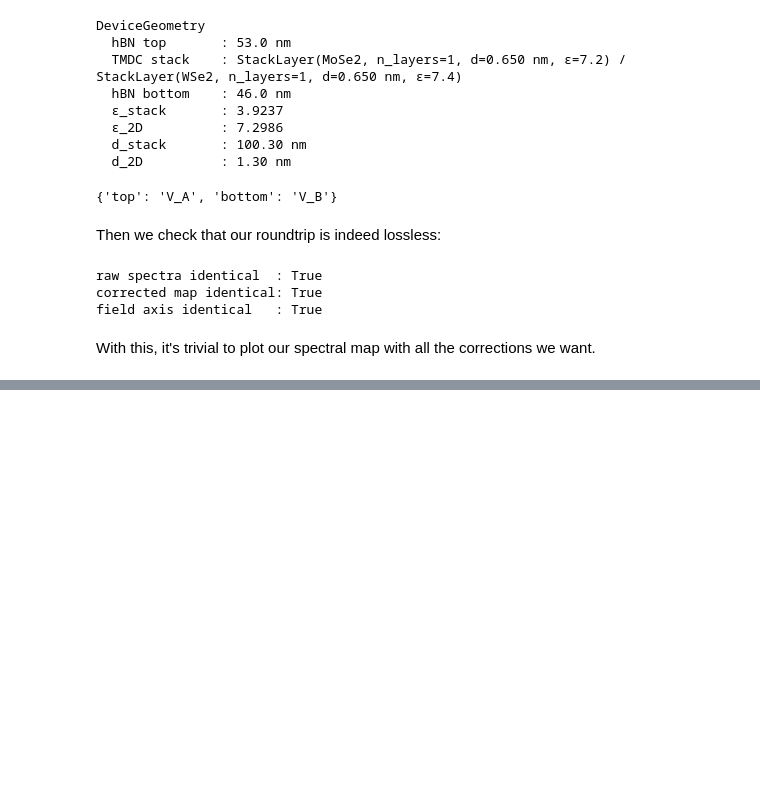
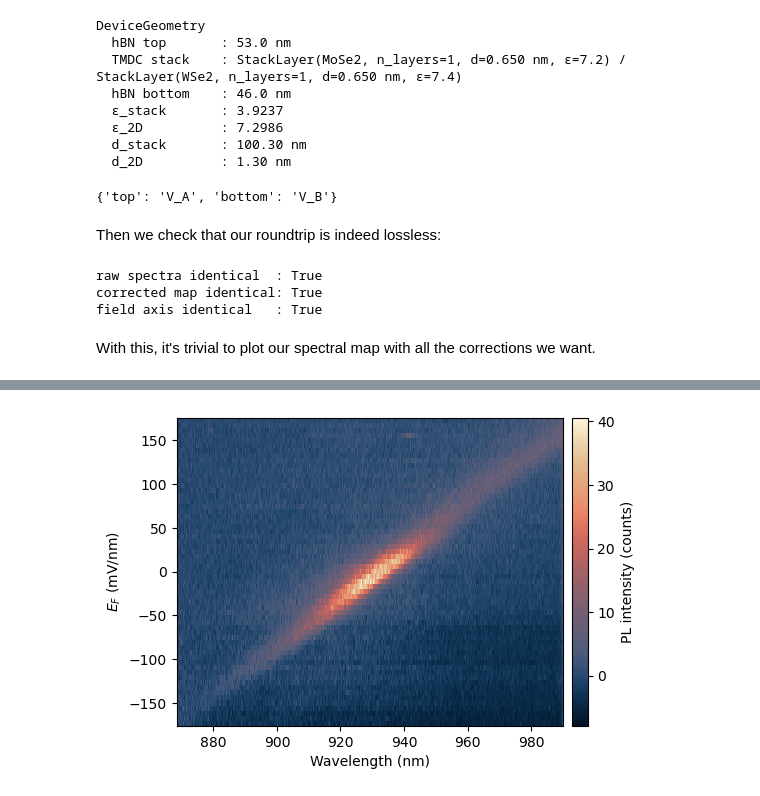
Before and after one commit to brandonlokesy/LANES-TMDC-Optics-Tools, a Jupyter notebook: examples/example_hdf5_roundtrip.ipynb, the cells around one changed output, grey strips where cells are left out. Cells and saved outputs as stored; diff of their text form; code cells hidden in the pictures; blank space fills up the shorter version.

```diff
--- a/examples/example_hdf5_roundtrip.ipynb
+++ b/examples/example_hdf5_roundtrip.ipynb
@@ -343,0 +357,9 @@ fig, ax, mesh = tmdc.plotting.plot_spectral_map(
+# %%
+fig, ax, mesh = tmdc.plotting.plot_spectral_map(
+    scan = scan_h5,         # The scan object
+    x_axis = "wavelength",   # Optional. The x-axis to plot. Can be "energy" or "wavelength". Defaults to "energy".
+    rescale_img = False, # Optional. If True, rescales intensity to [0, 1] before plotting. Defaults to False.
+    cmap = "cmc.lipari"
+)
+# %% [output]
+[figure, added]
```
Also changed, not shown: parts of 7 cells of this notebook, 4 other files.
